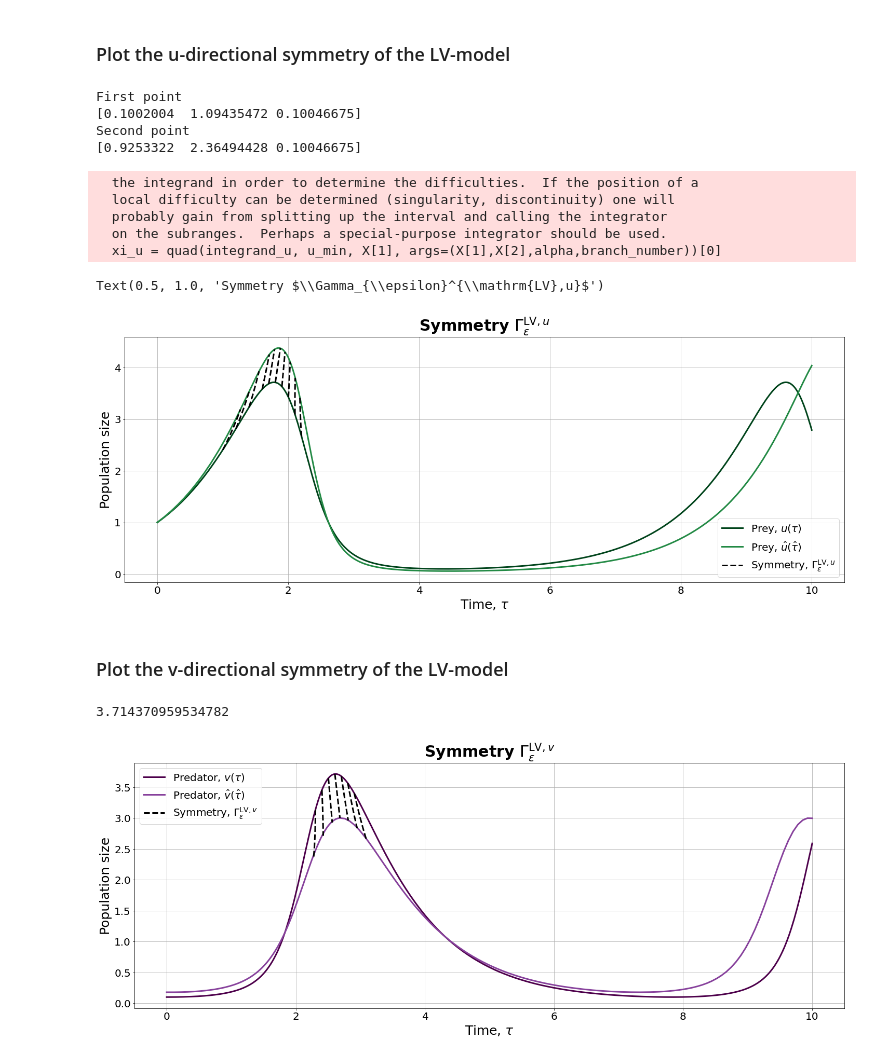
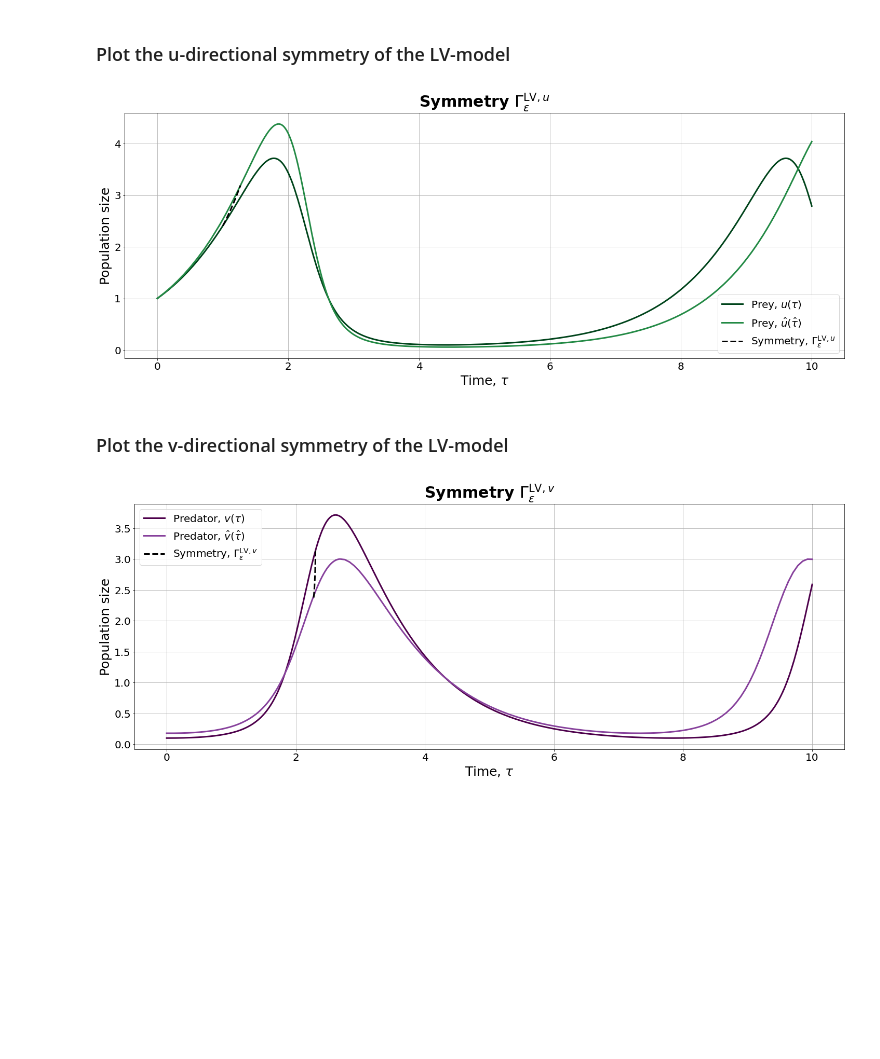
Before and after one commit to JohannesBorgqvist/separable_phase_plane_symmetries, a Jupyter notebook: Code/push_forward_LV_phase_plane_symmetries.ipynb, the cells around one changed output. Cells and saved outputs as stored; diff of their text form; code cells hidden in the pictures; blank space fills up the shorter version.

```diff
--- a/Code/push_forward_LV_phase_plane_symmetries.ipynb
+++ b/Code/push_forward_LV_phase_plane_symmetries.ipynb
@@ -169,9 +169,11 @@ u_2 = concatenate((flip(u_2_start,0), u_2), axis=0)
 v_2 = concatenate((flip(v_2_start,0), v_2), axis=0)
 t_2 = concatenate((flip(t_2_start,0), t_2), axis=0)
 # Plot the symmetry again for some other point on the solution curves
-magical_indices = [50, 60, 70, 80, 85, 90, 95, 100, 105, 110]
+#magical_indices = [50, 60, 70, 80, 85, 90, 95, 100, 105, 110]
+magical_indices = [50]
 # The corresponding branches
-branch_indices = [0, 0, 0, 0, 0, 0, -1, -1, -1, -1, -1, -1]
+#branch_indices = [0, 0, 0, 0, 0, 0, -1, -1, -1, -1, -1, -1]
+branch_indices = [0]
 # Allocate memory for our lovely symmetry
 Gamma_u_t_vec = []
 Gamma_u_u_vec = []
@@ -183,45 +185,35 @@ for branch_index,new_magical_index in enumerate(magical_indices):
     Gamma_epsilon_temp, infodict = integrate.odeint(dX_deps_LV_u, X0, epsilon_vec, args = (alpha,branch_indices[branch_index],u_min),full_output=True)
     # Split the solution into its component parts
     Gamma_u_t_temp, Gamma_u_u_temp, Gamma_u_v_temp = Gamma_epsilon_temp.T
     # Append our solutions
     Gamma_u_t_vec.append(Gamma_u_t_temp)
     Gamma_u_u_vec.append(Gamma_u_u_temp)
 #=====================================================================================================
 # Se if we can plot our symmetry?
 fig_2 = plt.figure(constrained_layout=True, figsize=(20, 8))
 # The original solution
 plt.plot(t, u, '-', label="Prey, $u(\\tau)$" ,color=(0/256,68/256,27/256),linewidth=3.0)
 # The transformed solution
 plt.plot(t_2, u_2, '-', label="Prey, $\\hat{u}(\\hat{\\tau})$" ,color=(35/256,139/256,69/256),linewidth=3.0)
 # The symmetry with legend
 #plt.plot(Gamma_u_t,Gamma_u_u, '--', label="Symmetry, $\\Gamma_{\\epsilon}^{\\mathrm{LV},u}$" ,color=(0/256,0/256,0/256),linewidth=3.0)
 # The symmetry without legend
 for index in range(len(Gamma_u_t_vec)):
     if index == 0:
         plt.plot(Gamma_u_t_vec[index],Gamma_u_u_vec[index], '--', label="Symmetry, $\\Gamma_{\\epsilon}^{\\mathrm{LV},u}$" ,color=(0/256,0/256,0/256),linewidth=3.0)
     else:
         plt.plot(Gamma_u_t_vec[index],Gamma_u_u_vec[index], '--',color=(0/256,0/256,0/256),linewidth=3.0)
 plt.grid()
 plt.legend(loc='best',prop={"size":20})
 plt.xlabel(xlabel='Time, $\\tau$',fontsize=25)
 plt.ylabel(ylabel='Population size',fontsize=25)
 # Change the size of the ticks
 plt.tick_params(axis='both', which='major', labelsize=20)
 plt.tick_params(axis='both', which='minor', labelsize=20)
 # Title and saving the figure
-plt.title('Symmetry $\\Gamma_{\epsilon}^{\\mathrm{LV},u}$',fontsize=30,weight='bold')
+plt.title('Symmetry $\\Gamma_{\epsilon}^{\\mathrm{LV},u}$',fontsize=30,weight='bold');
 # %% [output]
-First point
-[0.1002004  1.09435472 0.10046675]
-Second point
-[0.9253322  2.36494428 0.10046675]
-  the integrand in order to determine the difficulties.  If the position of a
-  local difficulty can be determined (singularity, discontinuity) one will
-  probably gain from splitting up the interval and calling the integrator
-  on the subranges.  Perhaps a special-purpose integrator should be used.
-  xi_u = quad(integrand_u, u_min, X[1], args=(X[1],X[2],alpha,branch_number))[0]
-Text(0.5, 1.0, 'Symmetry $\\Gamma_{\\epsilon}^{\\mathrm{LV},u}$')
-[figure, old version]
+[figure, new version]
 # %% [markdown]
 ### Plot the v-directional symmetry of the LV-model
 # %%
@@ -257,8 +249,6 @@ epsilon = 0.5
 epsilon_vec = linspace(0,epsilon,200)              # epsilon
 # Magical index
 magical_index = 130
-# Print the value of v
-print(v[magical_index])
 # Take a point
 X0 = array([t[magical_index], u[magical_index], v[magical_index]])
 # Define the minimal u value
@@ -289,9 +279,11 @@ u_2 = concatenate((flip(u_2_start,0), u_2), axis=0)
 v_2 = concatenate((flip(v_2_start,0), v_2), axis=0)
 t_2 = concatenate((flip(t_2_start,0), t_2), axis=0)
 # Plot the symmetry again for some other point on the solution curves
-magical_indices = [magical_index-15,magical_index-10,magical_index-5,magical_index,magical_index+5,magical_index+10,magical_index+15]
+#magical_indices = [magical_index-15,magical_index-10,magical_index-5,magical_index,magical_index+5,magical_index+10,magical_index+15]
+magical_indices = [magical_index-15]
 # The corresponding branches
-branch_indices = [-1,-1,-1,0,0,0,0,0]
+#branch_indices = [-1,-1,-1,0,0,0,0,0]
+branch_indices = [-1]
 # Allocate memory for our lovely symmetry
 Gamma_v_t_vec = []
 Gamma_v_v_vec = []
@@ -327,8 +319,6 @@ plt.ylabel(ylabel='Population size',fontsize=25)
 plt.tick_params(axis='both', which='major', labelsize=20)
 plt.tick_params(axis='both', which='minor', labelsize=20)
 # Title and saving the figure
-plt.title('Symmetry $\\Gamma_{\epsilon}^{\\mathrm{LV},v}$',fontsize=30,weight='bold')
-plt.show()
+plt.title('Symmetry $\\Gamma_{\epsilon}^{\\mathrm{LV},v}$',fontsize=30,weight='bold');
 # %% [output]
-3.714370959534782
-[figure, old version]
+[figure, new version]
```
